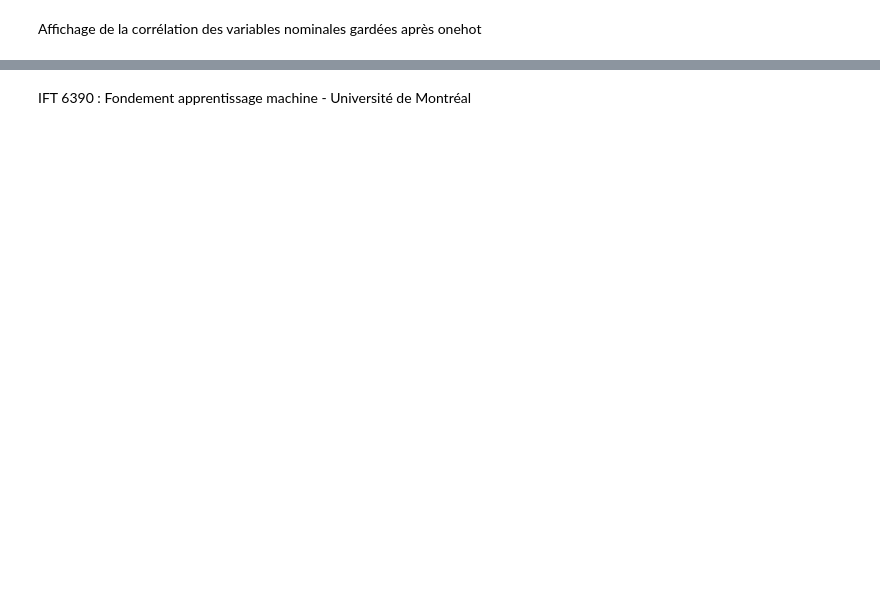
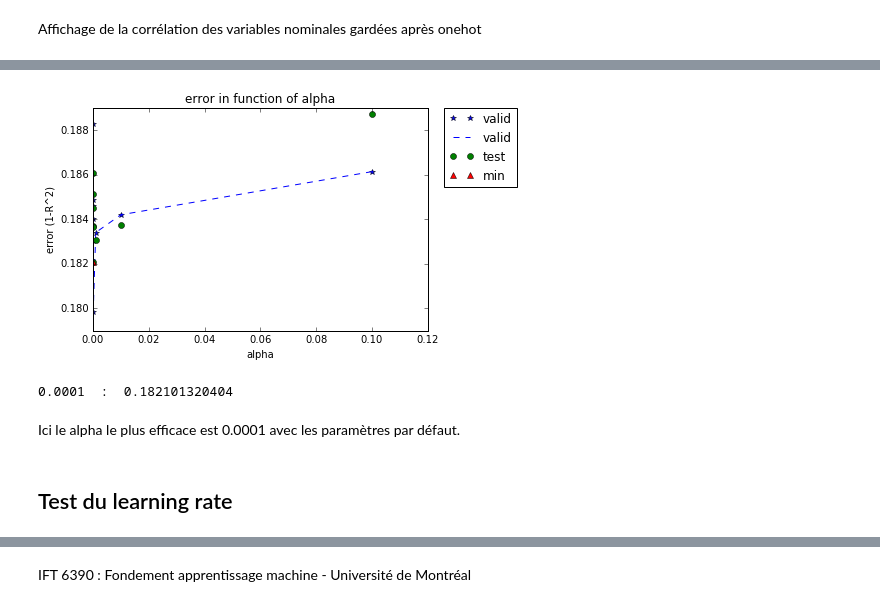
Before and after one commit to MaxouGJ/House-Prices, a Jupyter notebook: PROJET_HP_Maxime.ipynb, the cells around one changed output, grey strips where cells are left out. Drawn from its saved outputs; the diff is of its cells as text; code cells hidden in the pictures; blank space fills up the shorter version.

```diff
--- a/PROJET_HP_Maxime.ipynb
+++ b/PROJET_HP_Maxime.ipynb
@@ -1246,0 +1433,23 @@ Name: SalePrice, dtype: float64
+# %%
+scores_valid_alpha = []
+scores_test_alpha = []
+
+alphas = list()
+for i in range(1, 10):
+    alphas.append(10**(-i))
+
+for alpha in alphas :
+    regressor = MLPRegressor(alpha=alpha)
+
+    regressor.fit(data_train_x, data_train_y)
+    score = regressor.score(data_valid_x, data_valid_y)
+
+    regressor.fit(data_valid_x, data_valid_y)
+    score_test = regressor.score(data_test_x, data_test_y)
+
+    scores_valid_alpha.append(score)
+    scores_test_alpha.append(score_test)
+
+    print "alpha : ", alpha
+    print "score valid : ", score
+    print "score test : ", score_test, "\n"
@@ -1246,0 +1474,23 @@ Name: SalePrice, dtype: float64
+# %%
+errors_valid_alpha = [1-x for x in scores_valid_alpha]
+errors_test_alpha = [1-x for x in scores_test_alpha]
+min_x = alphas[np.argmin(errors_test_alpha)]
+min_y = np.min(errors_test_alpha)
+plt.plot(alphas,errors_valid_alpha, '*', color='b', label='valid')
+plt.plot(alphas,errors_valid_alpha, 'r--', color='b', label='valid')
+plt.plot(alphas, errors_test_alpha, 'ro', color='g', label='test')
+plt.plot(min_x, min_y, 'g^', color='r', label="min")
+plt.ylabel("error (1-R^2)")
+plt.xlabel("alpha")
+plt.title("error in function of alpha")
+plt.legend(bbox_to_anchor=(1.05, 1), loc=2, borderaxespad=0.)
+plt.show()
+
+print min_x, " : ", min_y
+# %% [output]
+[figure, added]
+0.0001  :  0.182101320404
+# %% [markdown]
+Ici le alpha le plus efficace est 0.0001 avec les paramètres par défaut.
+# %% [markdown]
+## Test du learning rate
```
Also changed, not shown: parts of 38 cells of this notebook.
